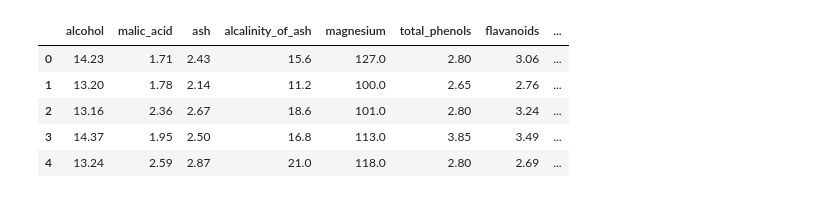
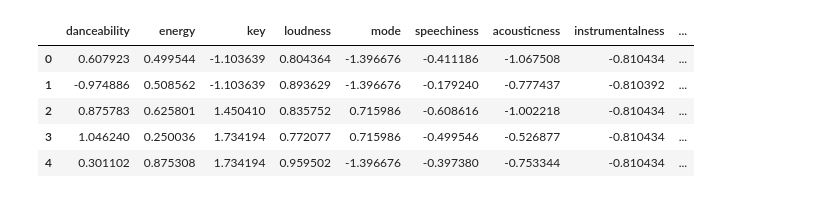
Before and after one commit to basilpt92/WebScrapingProject, a Jupyter notebook: K-mean Modelling .ipynb, the cells around one changed output. Saved outputs shown, nothing was run; the diff lists cells and outputs as text; code cells hidden in the pictures.

```diff
--- a/K-mean Modelling .ipynb
+++ b/K-mean Modelling .ipynb
@@ -8,0 +22,5 @@ data = datasets.load_wine()
+# %%
+#--------concatination of the all audio files----------#
+
+df = pd.concat([audio1_df,audio2_df,audio3_df,audio4_df,audio5_df,audio6_df,audio7_df,audio8_df,audio9_df],ignore_index = True)
+df.tail(1)
@@ -8,0 +30,4 @@ data = datasets.load_wine()
+# %%
+#-----------removing the duplicates------#
+
+df = df.drop_duplicates().reset_index()
@@ -8,0 +43,7 @@ data = datasets.load_wine()
+# %%
+x = df.drop(['mode','time_signature', 'duration_ms','index','type', 'id', 'uri', 'track_href', 'analysis_url', 'artist', 'song_name'], axis = 1)
+# %%
+#---------------standardization of the features (z-score)-------------#
+
+scaler = StandardScaler()
+x_scaled = scaler.fit_transform(x)
@@ -9,10 +61,12 @@ data = datasets.load_wine()
 # %%
-x = pd.DataFrame(data['data'], columns = data['feature_names'])
-x.head()
+#----After Scaling-----#
+
+x_scaled_df = pd.DataFrame(x_scaled, columns = x.columns)
+x_scaled_df.head()
 # %% [output]
-|  | alcohol | malic_acid | ash | alcalinity_of_ash | magnesium | total_phenols | flavanoids | ... |
-| 0 | 14.23 | 1.71 | 2.43 | 15.6 | 127.0 | 2.80 | 3.06 | ... |
-| 1 | 13.20 | 1.78 | 2.14 | 11.2 | 100.0 | 2.65 | 2.76 | ... |
-| 2 | 13.16 | 2.36 | 2.67 | 18.6 | 101.0 | 2.80 | 3.24 | ... |
-| 3 | 14.37 | 1.95 | 2.50 | 16.8 | 113.0 | 3.85 | 3.49 | ... |
-| 4 | 13.24 | 2.59 | 2.87 | 21.0 | 118.0 | 2.80 | 2.69 | ... |
+|  | danceability | energy | key | loudness | mode | speechiness | acousticness | instrumentalness | ... |
+| 0 | 0.607923 | 0.499544 | -1.103639 | 0.804364 | -1.396676 | -0.411186 | -1.067508 | -0.810434 | ... |
+| 1 | -0.974886 | 0.508562 | -1.103639 | 0.893629 | -1.396676 | -0.179240 | -0.777437 | -0.810392 | ... |
+| 2 | 0.875783 | 0.625801 | 1.450410 | 0.835752 | 0.715986 | -0.608616 | -1.002218 | -0.810434 | ... |
+| 3 | 1.046240 | 0.250036 | 1.734194 | 0.772077 | 0.715986 | -0.499546 | -0.526877 | -0.810434 | ... |
+| 4 | 0.301102 | 0.875308 | 1.734194 | 0.959502 | -1.396676 | -0.397380 | -0.753344 | -0.810434 | ... |
```
Also changed, not shown: parts of 26 cells of this notebook, 1 other file.
